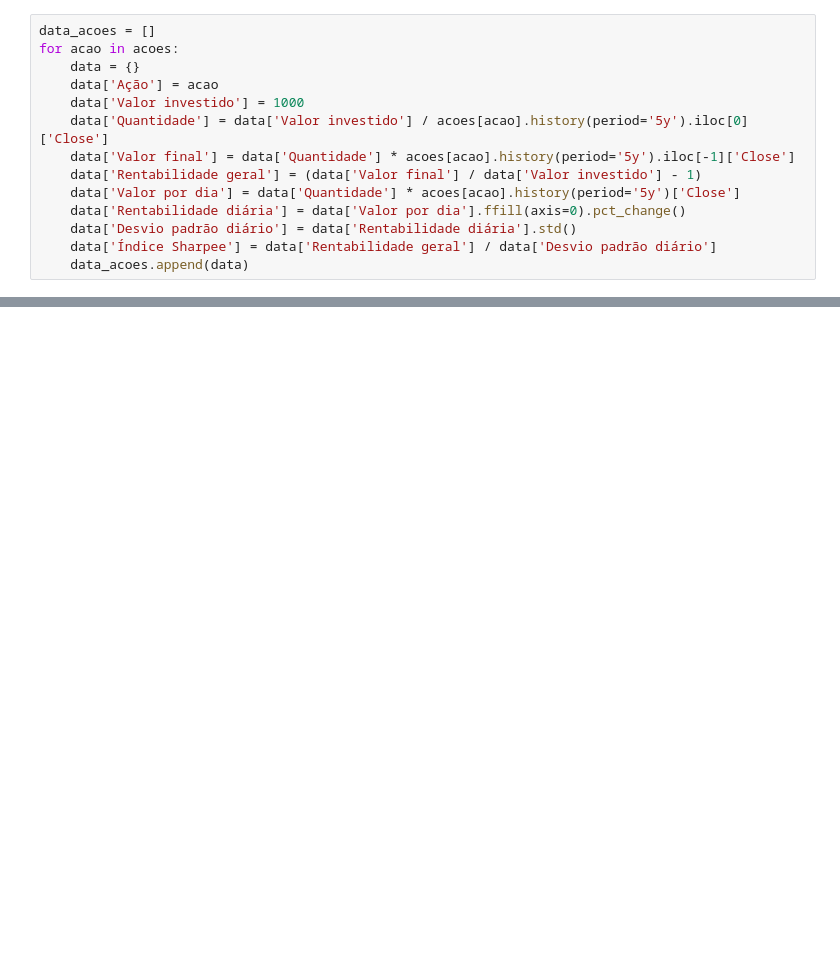
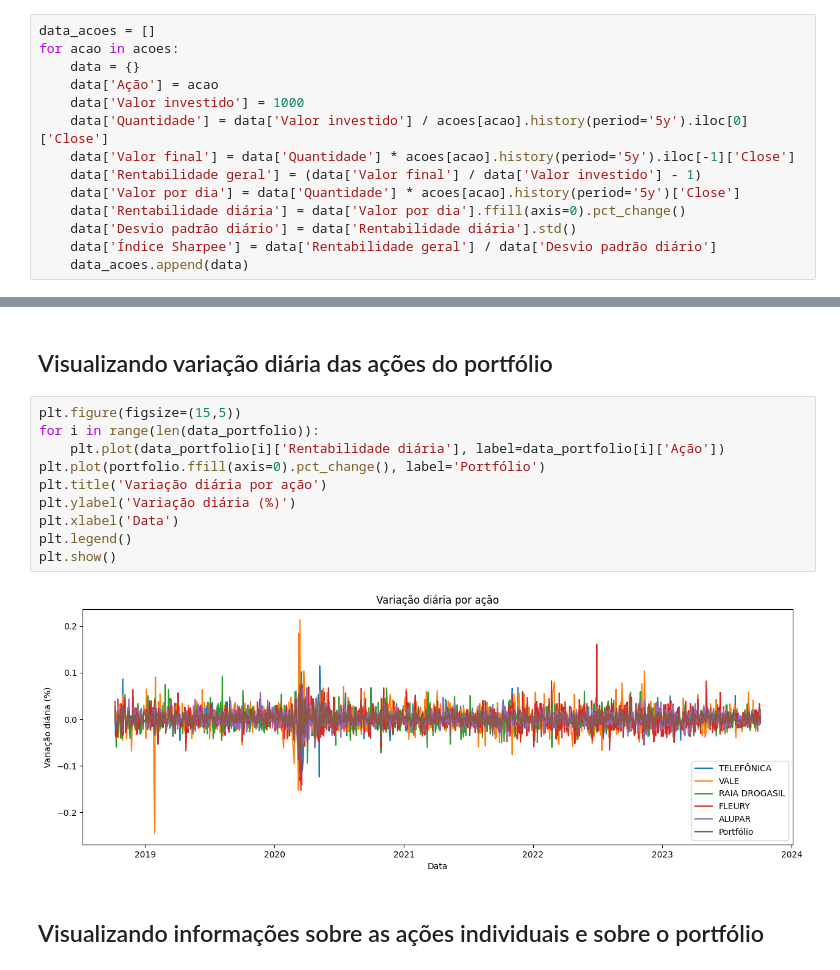
Before and after one commit to iancdesponds/APS-3-CDADOS, a Jupyter notebook: aps.ipynb, the cells around one changed output, grey strips where cells are left out. Cells and saved outputs as stored; diff of their text form; blank space fills up the shorter version.

```diff
--- a/aps.ipynb
+++ b/aps.ipynb
@@ -285,0 +390,16 @@ plt.show()
+# %% [markdown]
+## Visualizando variação diária das ações do portfólio
+# %%
+plt.figure(figsize=(15,5))
+for i in range(len(data_portfolio)):
+    plt.plot(data_portfolio[i]['Rentabilidade diária'], label=data_portfolio[i]['Ação'])
+plt.plot(portfolio.ffill(axis=0).pct_change(), label='Portfólio')
+plt.title('Variação diária por ação')
+plt.ylabel('Variação diária (%)')
+plt.xlabel('Data')
+plt.legend()
+plt.show()
+# %% [output]
+[figure, added]
+# %% [markdown]
+## Visualizando informações sobre as ações individuais e sobre o portfólio
```
Also changed, not shown: parts of 51 cells of this notebook.
